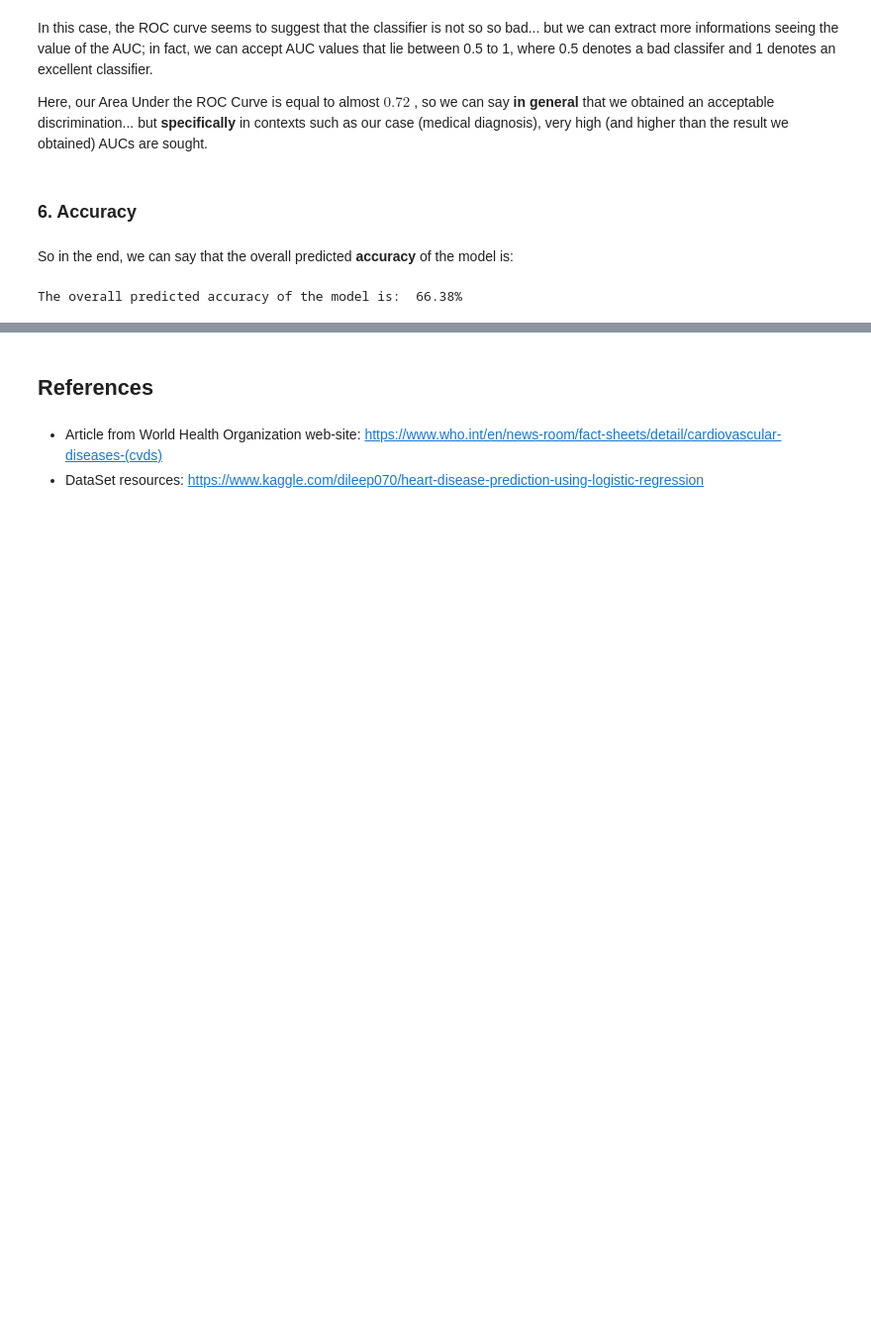
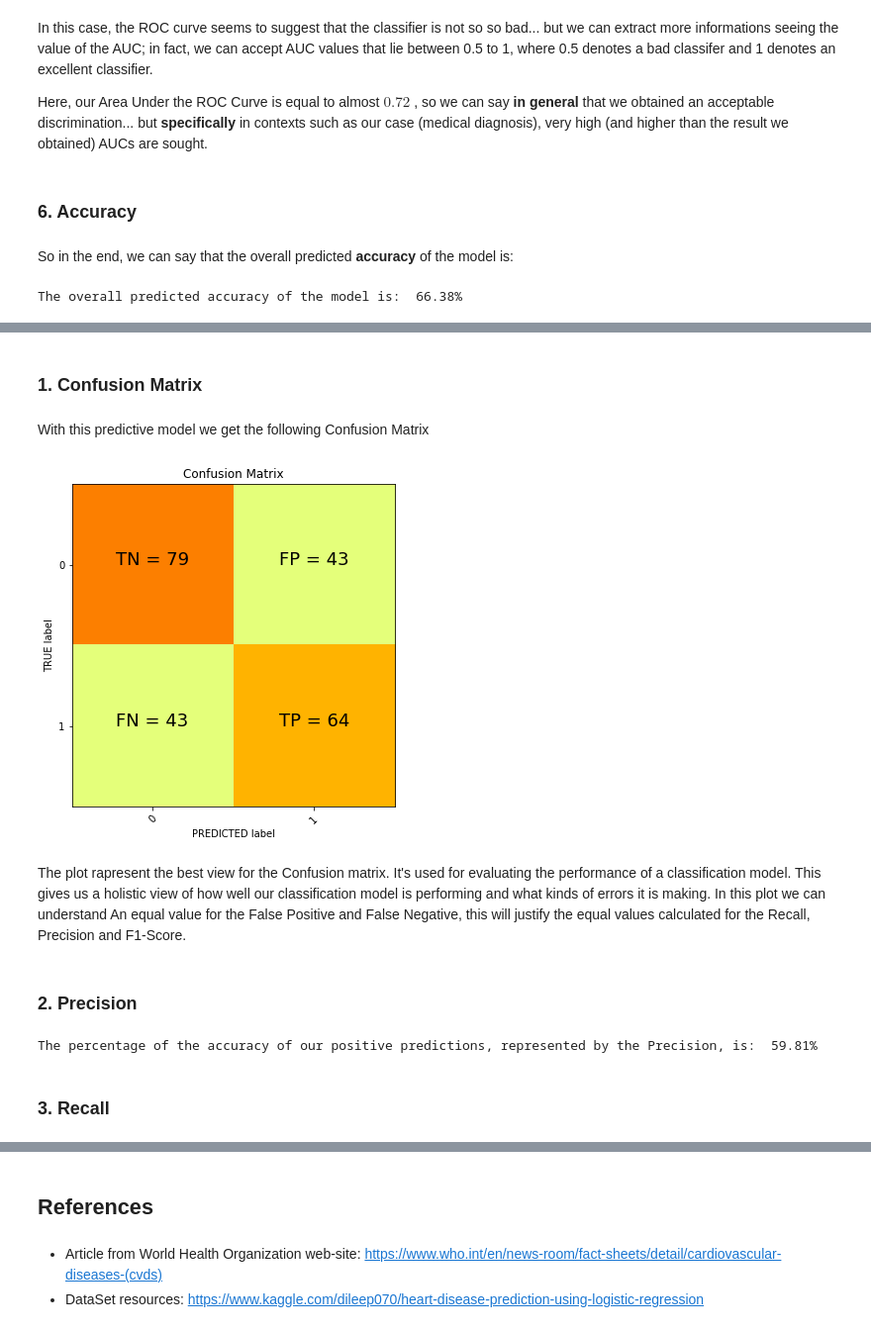
Before and after one commit to TarazGr/FDS-Final, a Jupyter notebook: REPORT.ipynb, the cells around one changed output, grey strips where cells are left out. Shown at 99% size. Drawn from its saved outputs; the diff is of its cells as text; code cells hidden in the pictures; blank space fills up the shorter version.

```diff
--- a/REPORT.ipynb
+++ b/REPORT.ipynb
@@ -361,0 +374,5 @@ The overall predicted accuracy of the model is:  66.38%
+# %%
+df_test = pd.read_csv("/Users/antoniozappia/Documents/GitHub/FDS-Final/datasets/test_set.csv")
+# %%
+X_test=df_test.copy(deep=True)
+X_test.drop('TenYearCHD',axis=1,inplace=True)
@@ -361,0 +385,2 @@ The overall predicted accuracy of the model is:  66.38%
+# %%
+predictions=model.predict(X_test)
@@ -361,0 +401,27 @@ The overall predicted accuracy of the model is:  66.38%
+# %% [markdown]
+### 1. Confusion Matrix
+# %%
+cm = confusion_matrix(np.array(df_test['TenYearCHD']), predictions)
+# %% [markdown]
+With this predictive model we get the following Confusion Matrix
+# %%
+plt.figure(figsize=(8, 6))
+plt.imshow(cm, interpolation='nearest', cmap=plt.cm.Wistia)
+classNames = ['0','1']
+plt.title('Confusion Matrix')
+plt.ylabel('TRUE label')
+plt.xlabel('PREDICTED label')
+tick_marks = np.arange(len(classNames))
+plt.xticks(tick_marks, classNames, rotation=45)
+plt.yticks(tick_marks, classNames)
+s = [['TN','FP'], ['FN', 'TP']]
+for i in range(2):
+    for j in range(2):
+        plt.text(j,i, str(s[i][j])+" = "+str(cm[i][j]),ha='center',fontsize=18)
+plt.show()
+# %% [output]
+[figure, added]
+# %% [markdown]
+The plot rapresent the best view for the Confusion matrix. It's used for evaluating the performance of a classification model. This gives us a holistic view of how well our classification model is performing and what kinds of errors it is making. In this plot we can understand An equal value for the False Positive and False Negative, this will justify the equal values calculated for the Recall, Precision and F1-Score.
+# %% [markdown]
+### 2. Precision
@@ -361,0 +430,6 @@ The overall predicted accuracy of the model is:  66.38%
+# %%
+print('The percentage of the accuracy of our positive predictions, represented by the Precision, is: ',"{:.2%}".format(precision))
+# %% [output]
+The percentage of the accuracy of our positive predictions, represented by the Precision, is:  59.81%
+# %% [markdown]
+### 3. Recall
```
Also changed, not shown: parts of 102 cells of this notebook.
